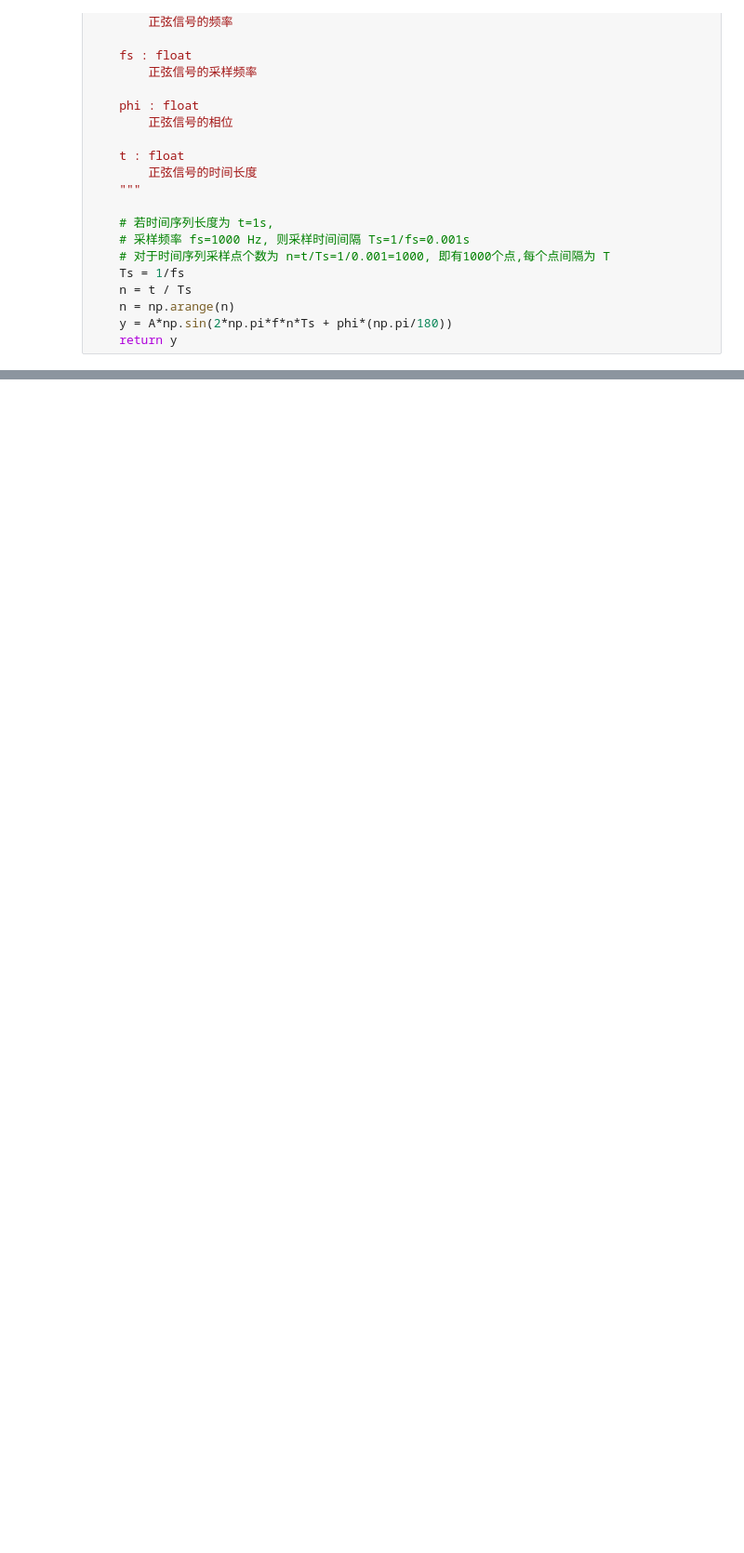
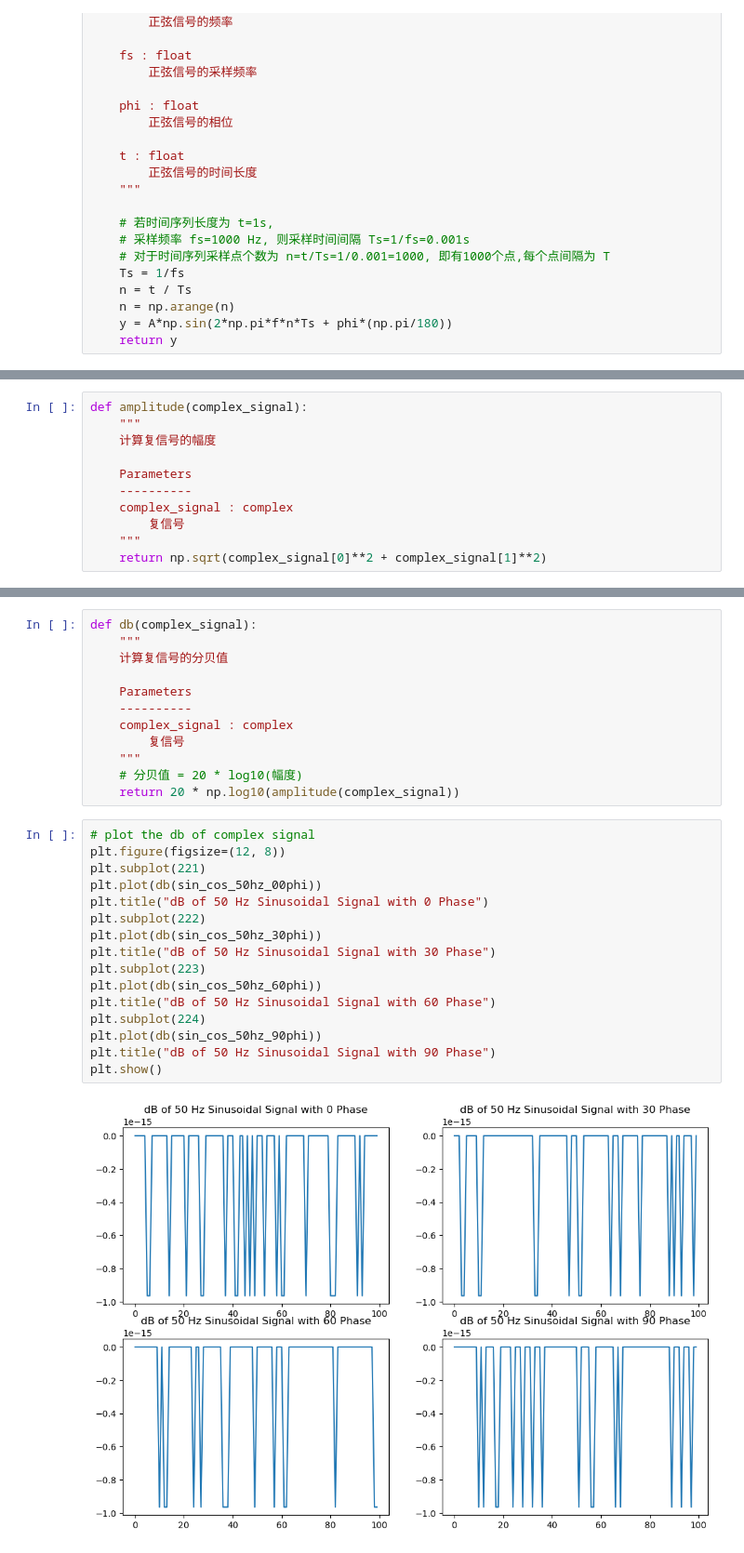
Before and after one commit to zyh1994/DensityDetectionViaCSI, a Jupyter notebook: 4.CSIAnalyzing/SinusoidalSignalAnalysis.ipynb, the cells around one changed output, grey strips where cells are left out. Shown: that part at 93% size. Drawn from its saved outputs; the diff is of its cells as text; blank space fills up the shorter version.

```diff
--- a/4.CSIAnalyzing/SinusoidalSignalAnalysis.ipynb
+++ b/4.CSIAnalyzing/SinusoidalSignalAnalysis.ipynb
@@ -61,0 +130,11 @@ plt.legend()
+# %%
+def amplitude(complex_signal):
+    """
+    计算复信号的幅度
+
+    Parameters
+    ----------
+    complex_signal : complex
+        复信号
+    """
+    return np.sqrt(complex_signal[0]**2 + complex_signal[1]**2)
@@ -61,0 +147,30 @@ plt.legend()
+# %%
+def db(complex_signal):
+    """
+    计算复信号的分贝值
+
+    Parameters
+    ----------
+    complex_signal : complex
+        复信号
+    """
+    # 分贝值 = 20 * log10(幅度)
+    return 20 * np.log10(amplitude(complex_signal))
+# %%
+# plot the db of complex signal
+plt.figure(figsize=(12, 8))
+plt.subplot(221)
+plt.plot(db(sin_cos_50hz_00phi))
+plt.title("dB of 50 Hz Sinusoidal Signal with 0 Phase")
+plt.subplot(222)
+plt.plot(db(sin_cos_50hz_30phi))
+plt.title("dB of 50 Hz Sinusoidal Signal with 30 Phase")
+plt.subplot(223)
+plt.plot(db(sin_cos_50hz_60phi))
+plt.title("dB of 50 Hz Sinusoidal Signal with 60 Phase")
+plt.subplot(224)
+plt.plot(db(sin_cos_50hz_90phi))
+plt.title("dB of 50 Hz Sinusoidal Signal with 90 Phase")
+plt.show()
+# %% [output]
+[figure, added]
```
Also changed, not shown: parts of 14 cells of this notebook, 6 other files.
